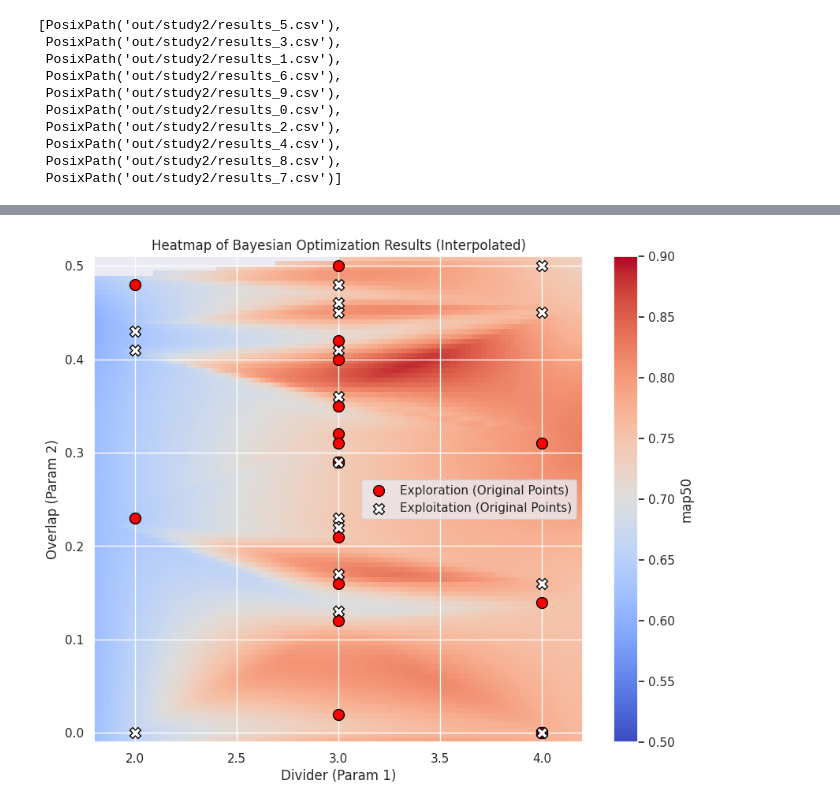
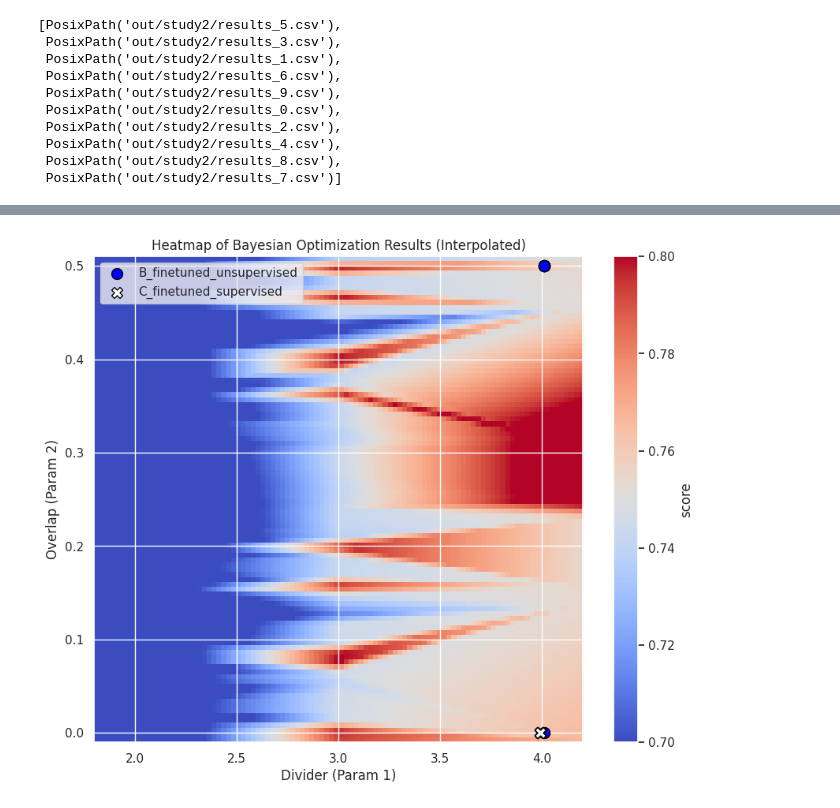
Before and after one commit to Niche-Lab/ant-detective, a Jupyter notebook: _5_eval-study2.ipynb, the cells around one changed output, grey strips where cells are left out. Drawn from its saved outputs; the diff is of its cells as text; code cells hidden in the pictures.

```diff
--- a/_5_eval-study2.ipynb
+++ b/_5_eval-study2.ipynb
@@ -118,10 +128,0 @@ data_fig
-# %%
-# col: cat
-# A -> is_finetune: NO_FT and metric = count
-# B -> is_fintune: FINETUNE and metric = count
-# C -> is_finetune: FINETUNE and metric = map
-data_fig.loc[data_fig.is_finetune == "1_NOFT", "cat"] = "A"
-data_fig.loc[data_fig.is_finetune == "2_FT", "cat"] = "B"
-data_fig.loc[data_fig.opt_metric == "map", "cat"] = "C"
-
-data_fig.loc[:, ["cat", "metric", "strategy"]]
@@ -190,4 +193,0 @@ Setting a gradient palette using color= is deprecated and will be removed in v0.
-# %%
-data_grid = data.loc[:, ["model", "is_finetune", "metric", "map50", "divider", "overlap", "strategy"]].query("model == 'yolo11m' and strategy in ['bo_exploration', 'bo_exploitation']")
-data_grid = data_grid.query("metric == 'count' and is_finetune == '2_FT'")
-data_grid
@@ -212,44 +194,53 @@ data_grid
+# %%
+data_grid_all = data_fig.query("met in ['map50', 'time_inference']").\
+                   query("strategy != 'baseline'").\
+                       query("cat != 'A_unfinetuned'").\
+                          query("model == 'yolo11m'")
 # %%
 from scipy.interpolate import griddata
-data_grid = data.loc[:, ["model", "is_finetune", "metric", "map50", "divider", "overlap", "strategy"]].\
-    query("model == 'yolo11m' and strategy in ['bo_exploration', 'bo_exploitation']").\
-    query("is_finetune == '2_FT'")
 
-# Prepare data for interpolation
-x = data_grid["divider"].values
-y = data_grid["overlap"].values
-z = data_grid["map50"].values
-s = data_grid["strategy"].values
+def plot_hpmap(data_grid, crange=(0.6, 0.9)):
+    # Prepare data for interpolation
+    x = data_grid["divider"].values
+    y = data_grid["overlap"].values
+    z = data_grid["score"].values
+    s = data_grid["strategy"].values
 
-# Create a regular grid for interpolation
-grid_x, grid_y = np.mgrid[min(x):max(x):100j, min(y):max(y):100j]
+    # Create a regular grid for interpolation
+    grid_x, grid_y = np.mgrid[min(x):max(x):100j, min(y):max(y):100j]
 
-# Interpolate the data
-grid_z = griddata((x, y), z, (grid_x, grid_y), method="cubic")
+    # Interpolate the data
+    grid_z = griddata((x, y), z, (grid_x, grid_y), method="linear")
 
-# Plotting the heatmap
-plt.figure(figsize=(10, 8))
-plt.imshow(
-    grid_z.T,
-    # extent=(min(x), max(x), min(y), max(y)),
-    extent=(1.8, 4.2, -0.01, 0.51),
-    origin="lower",
-    aspect="auto",
-    cmap="coolwarm",
-)
-plt.colorbar(label="map50")
-# set uplimits of hue
-plt.clim(0.5, 0.9)
-plt.xlabel("Divider (Param 1)")
-plt.ylabel("Overlap (Param 2)")
-plt.title("Heatmap of Bayesian Optimization Results (Interpolated)")
+    # Plotting the heatmap
+    plt.figure(figsize=(10, 8))
+    plt.imshow(
+        grid_z.T,
+        # extent=(min(x), max(x), min(y), max(y)),
+        extent=(1.8, 4.2, -0.01, 0.51),
+        origin="lower",
+        aspect="auto",
+        cmap="coolwarm",
+    )
+    plt.colorbar(label="score")
+    # set uplimits of hue
+    plt.clim(*crange)
+    plt.xlabel("Divider (Param 1)")
+    plt.ylabel("Overlap (Param 2)")
+    plt.title("Heatmap of Bayesian Optimization Results (Interpolated)")
 
-df_exploration = data_grid[data_grid["strategy"] == "bo_exploration"]
-df_exploitation = data_grid[data_grid["strategy"] == "bo_exploitation"]
-plt.scatter(df_exploration["divider"], df_exploration["overlap"],
-            color="red", marker="o", label="Exploration (Original Points)", s=100, edgecolors='black')
-plt.scatter(df_exploitation["divider"], df_exploitation["overlap"],
-            color="white", marker="X", label="Exploitation (Original Points)", s=100, edgecolors='black')
-plt.legend()
-plt.show()
+    df_b = data_grid[data_grid["cat"] == "B_finetuned_unsupervised"]
+    df_b = df_b.sort_values(by="score", ascending=False).head(10)
+    print(df_b)
+    df_c = data_grid[data_grid["cat"] == "C_finetuned_supervised"]
+    df_c = df_c.sort_values(by="score", ascending=False).head(10)
+    print(df_c)
+    plt.scatter(df_b["divider"] + .01, df_b["overlap"],
+                color="blue", marker="o", label="B_finetuned_unsupervised", s=100, edgecolors='black')
+    plt.scatter(df_c["divider"] - .01, df_c["overlap"],
+                color="white", marker="X", label="C_finetuned_supervised", s=100, edgecolors='black')
+    plt.legend()
+    plt.show()
+
+plot_hpmap(data_grid_all.query("met == 'map50'"), (0.7, 0.8))
 # %% [output]
@@ -256 +264 @@ plt.show()
-[figure, old version]
+[figure, new version]
```
Also changed, not shown: parts of 16 cells of this notebook, 6 other files.
